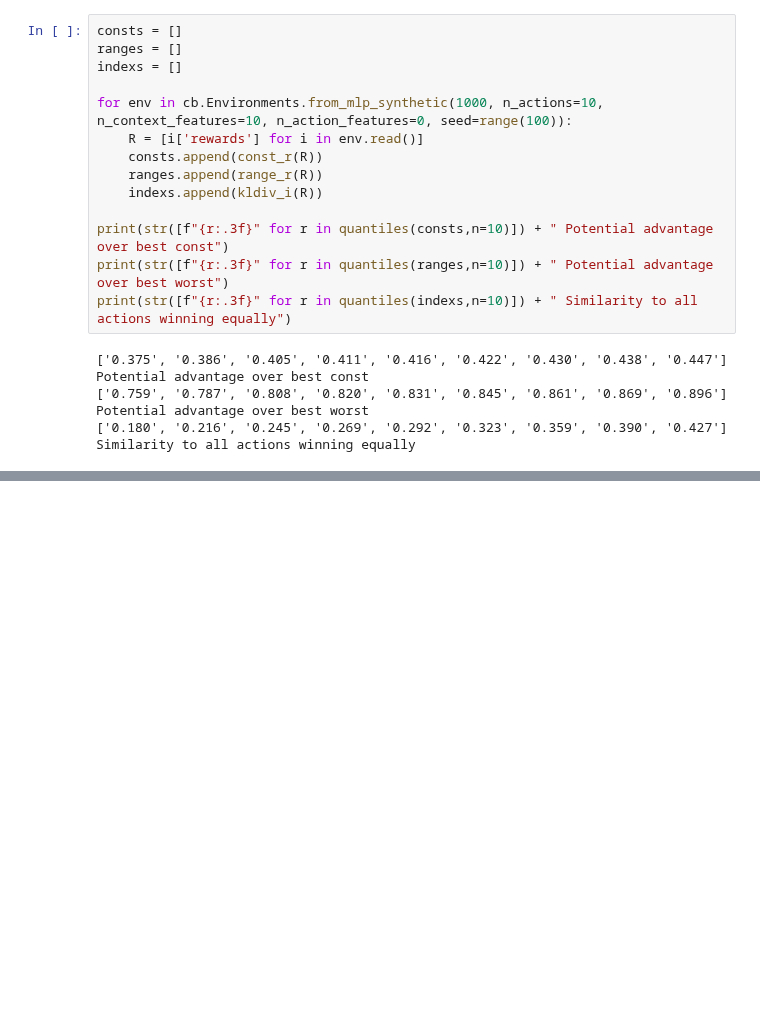
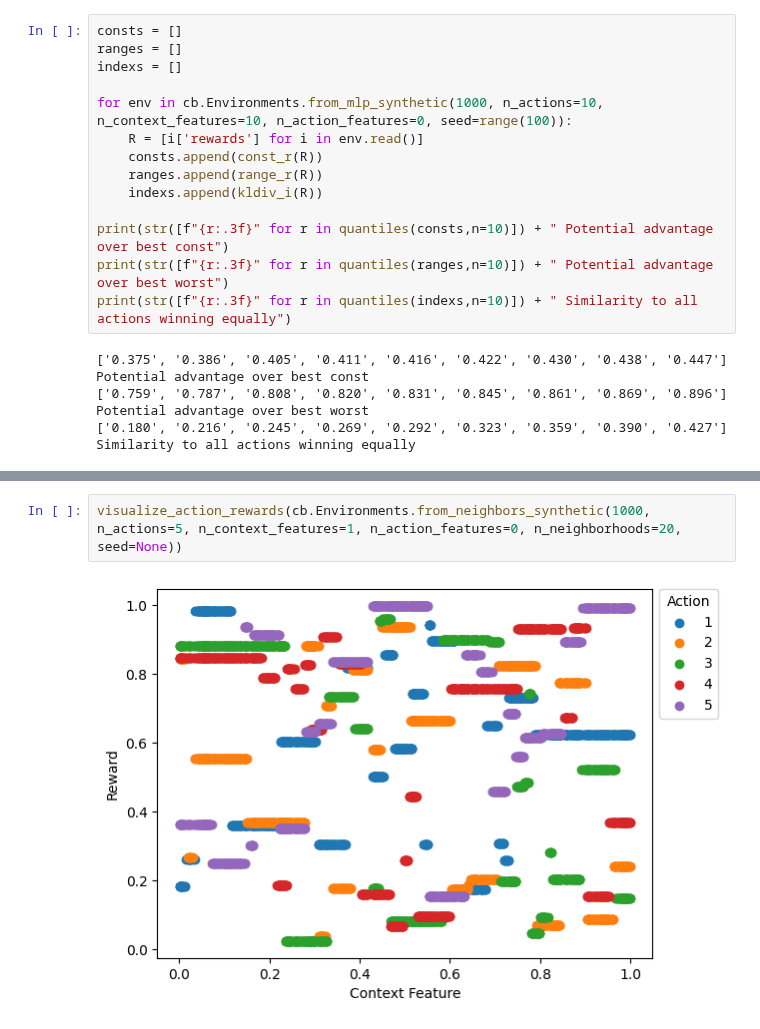
Before and after one commit to VowpalWabbit/coba, a Jupyter notebook: examples/notebooks/Synthetics.ipynb, the cells around one changed output, grey strips where cells are left out. Saved outputs shown, nothing was run; the diff lists cells and outputs as text; blank space fills up the shorter version.

```diff
--- a/examples/notebooks/Synthetics.ipynb
+++ b/examples/notebooks/Synthetics.ipynb
@@ -127,0 +161,4 @@ print(str([f"{r:.3f}" for r in quantiles(indexs,n=10)]) + " Similarity to all ac
+# %%
+visualize_action_rewards(cb.Environments.from_neighbors_synthetic(1000, n_actions=5, n_context_features=1, n_action_features=0, n_neighborhoods=20, seed=None))
+# %% [output]
+[figure, added]
```
Also changed, not shown: parts of 10 cells of this notebook.
